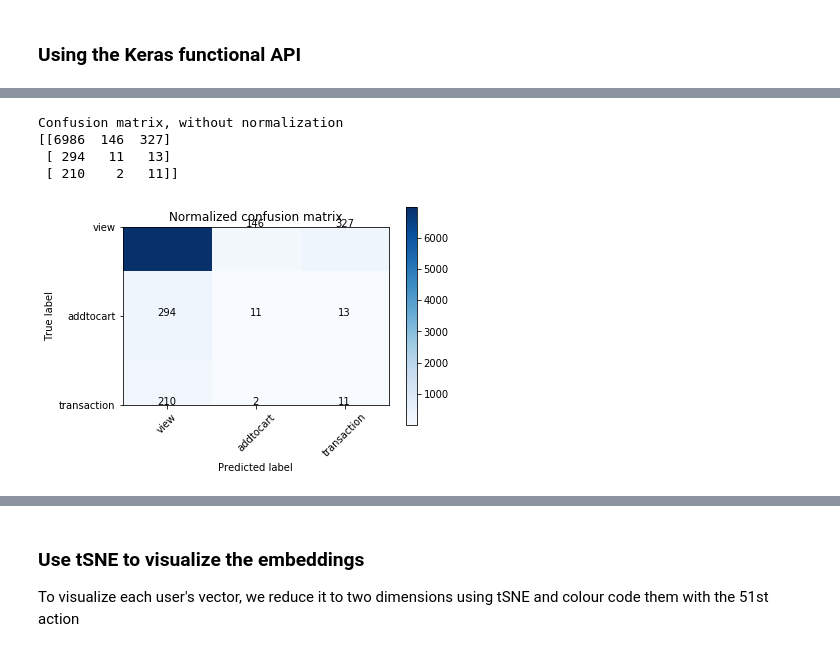
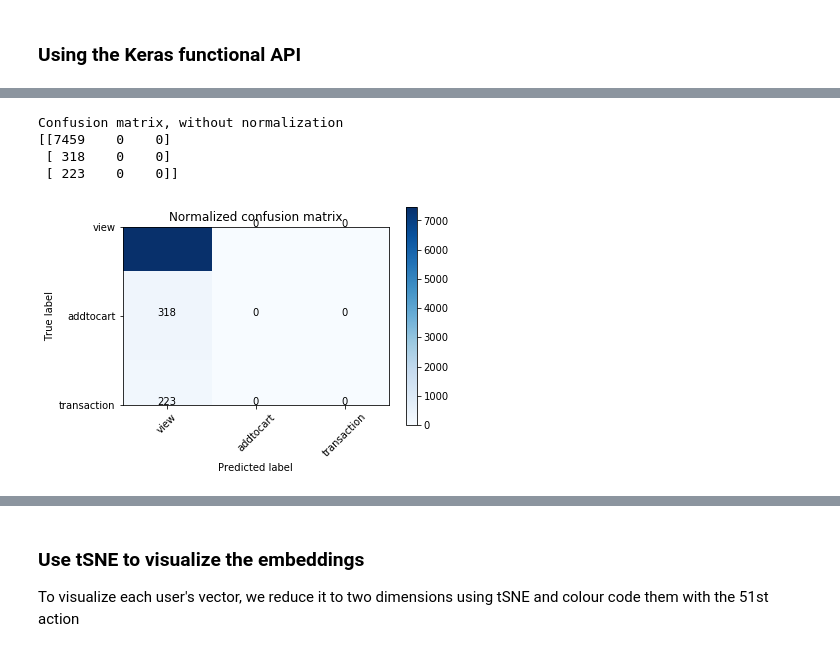
Before and after one commit to j3nguyen/user_item_embeddings, a Jupyter notebook: NextAction.ipynb, the cells around one changed output, grey strips where cells are left out. Drawn from its saved outputs; the diff is of its cells as text; code cells hidden in the pictures.

```diff
--- a/NextAction.ipynb
+++ b/NextAction.ipynb
@@ -705,0 +229,5 @@ def plot_confusion_matrix(cm, classes,
+# %%
+hidden_size = 128 #dimension of action vectors
+num_actions = len(action_to_idx) #dictionary size
+input_length = 10 # number of actions in input sequence
+num_users = len(visitor_activity)
@@ -705,0 +381,20 @@ def plot_confusion_matrix(cm, classes,
+# %%
+
+def var_rnn_model(num_units, num_actions):
+  # sequence of actions
+  A = Input(shape=(None,), name="actions") #input is None as we do not know input length in advance
+
+  #create embedding for actions
+  a = Embedding(input_dim=num_actions, output_dim=num_units, name='action_embedding')(A) # do not specify input length
+
+  # Create LSTM layer
+  # return sequences=False as we only want the last output of the RNN
+  L = LSTM(num_units,return_sequences=False)(a)
+
+  predictions = Dense(num_actions, activation='softmax')(L)
+
+  return Model(inputs=A, outputs=predictions, name='Variable_length_RNN')
+
+model3 = var_rnn_model(hidden_size, num_actions)
+model3.summary()
+plot_model(model3, show_shapes=True, show_layer_names=True)
@@ -705,0 +419,11 @@ def plot_confusion_matrix(cm, classes,
+# %%
+# create the optimizer
+opt3 = Adam(lr=0.1, beta_1=0.9, beta_2=0.999, decay=0.01)
+
+model3.compile(optimizer=opt3, loss='categorical_crossentropy', metrics=['accuracy'], weighted_metrics=['accuracy'])
+
+h3 = model3.fit_generator(MyBatchGenerator(X_sessions_train,y_sessions_train),
+                          validation_data=MyBatchGenerator(X_sessions_val,y_sessions_val),
+                          class_weight={0:0.1, 1: 0.3, 2:0.6},
+                          epochs=25,
+                          verbose=1)
@@ -715,7 +542,9 @@ pred_prob2 = model2.predict([d_test,X_test])
 y_pred2 = np.argmax(pred_prob2,axis=1)
 # %%
 ## Model 3 predictions
-pred_prob3 = model3.predict_generator(MyBatchGenerator(X_test,d_test,y_test))
+y_true_sessions = np.argmax(y_sessions_test,axis=1)
+
+pred_prob3 = model3.predict_generator(MyBatchGenerator(X_sessions_test,y_sessions_test))
 y_pred3 = np.argmax(pred_prob3,axis=1)
 # %%
 ## Model 4 predictions
@@ -752,16 +581,16 @@ Confusion matrix, without normalization
 # %%
-conf3=confusion_matrix(y_true,y_pred3)
+conf3=confusion_matrix(y_true_sessions,y_pred3)
 plt.figure()
 plot_confusion_matrix(conf3, classes=action_to_idx.keys(), normalize=False,
                       title='Normalized confusion matrix')
 # plt.savefig("cm1.jpg", dpi=900)
 plt.show()
 # %% [output]
 Confusion matrix, without normalization
-[[6986  146  327]
- [ 294   11   13]
- [ 210    2   11]]
+[[7459    0    0]
+ [ 318    0    0]
+ [ 223    0    0]]
-[figure, old version]
+[figure, new version]
 # %%
 #new shape
 num_instances = y_pred4.shape[0]*y_pred4.shape[1]
```
Also changed, not shown: parts of 100 cells of this notebook.
